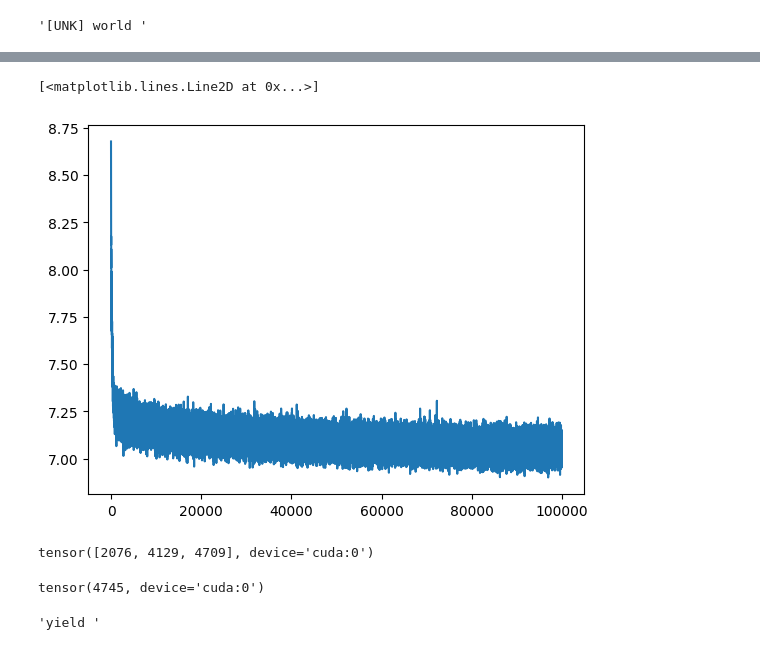
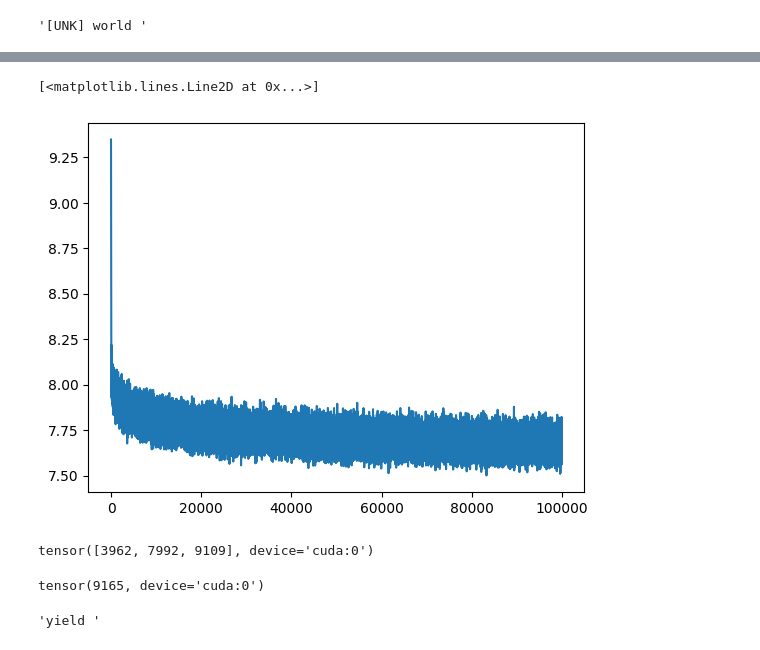
Before and after one commit to Trickshotblaster/nn-practices, a Jupyter notebook: GoodShakespeare.ipynb, the cells around one changed output, grey strips where cells are left out. Saved outputs shown, nothing was run; the diff lists cells and outputs as text; code cells hidden in the pictures.

```diff
--- a/GoodShakespeare.ipynb
+++ b/GoodShakespeare.ipynb
@@ -21,7 +21,7 @@ vocab = text.split()
 # %%
 vocab_dict = set()
 for word in vocab:
-  if random.randint(1, 100) > 85:
+  if random.randint(1, 100) > 50:
     vocab_dict.update([word])
 # %%
 len(vocab_dict)
@@ -96,7 +96,7 @@ import torch.nn.functional as F
 device = torch.device("cuda:0" if torch.cuda.is_available() else "cpu")
 # %%
 num_epochs = 100000
-lr = 10
+lr = 100
 batch_size = 256
 # %%
 context_len = 3
@@ -130,7 +130,7 @@ def build_dataset(text):
 Xtr, Ytr = build_dataset(text)
 train_examples = len(Xtr) - 1
 # %%
-epochs = torch.arange(num_epochs)
+epochs = []
 losses = []
 # %%
 for epoch in range(num_epochs):
@@ -141,7 +141,7 @@ for epoch in range(num_epochs):
   l1 = (emb @ w1 + b1).tanh()
   logits = (l1 @ w2 + b2).tanh()
   loss = F.cross_entropy(logits, ys)
-
+  epochs.append(epoch)
   losses.append(loss.item())
 
   for p in params:
@@ -156,11 +156,11 @@ for epoch in range(num_epochs):
     print("Epoch", str(epoch) + ", loss:", loss.item())
 
 
-  print(tokenizer.decode(xs[0].cpu().numpy()))
-  print(tokenizer.decode([ys[0].cpu().item()]))
-  selected = [logits.softmax(dim=1)[0].argmax().item()]
-  print("Predicted index:", selected)
-  print("Predicted word:", tokenizer.decode(selected))
-  print(logits.softmax(dim=1)[0].argmax(), logits.shape)
-  break
+    print(tokenizer.decode(xs[0].cpu().numpy()))
+    print(tokenizer.decode([ys[0].cpu().item()]))
+    selected = [logits.softmax(dim=1)[0].argmax().item()]
+    print("Predicted index:", selected)
+    print("Predicted word:", tokenizer.decode(selected))
+    print(logits.softmax(dim=1)[0].argmax(), logits.shape)
+    print("Confidence:", logits.softmax(dim=1)[0][logits.softmax(dim=1)[0].argmax()])
 # %% [output]
@@ -173,18 +184,18 @@ tensor(1, device='cuda:0') torch.Size([256, 4770])
 # %%
 import matplotlib.pyplot as plt
 
-plt.plot(epochs.numpy(), losses)
+plt.plot(epochs, losses)
 # %% [output]
 [<matplotlib.lines.Line2D at 0x...>]
-[figure, old version]
+[figure, new version]
 # %%
 Xtr[100]
 # %% [output]
-tensor([2076, 4129, 4709], device='cuda:0')
+tensor([3962, 7992, 9109], device='cuda:0')
 # %%
 Ytr[100]
 # %% [output]
-tensor(4745, device='cuda:0')
+tensor(9165, device='cuda:0')
 # %%
 tokenizer.decode([Ytr[100].cpu().numpy().item()])
 # %% [output]
```
Also changed, not shown: parts of 10 cells of this notebook.
